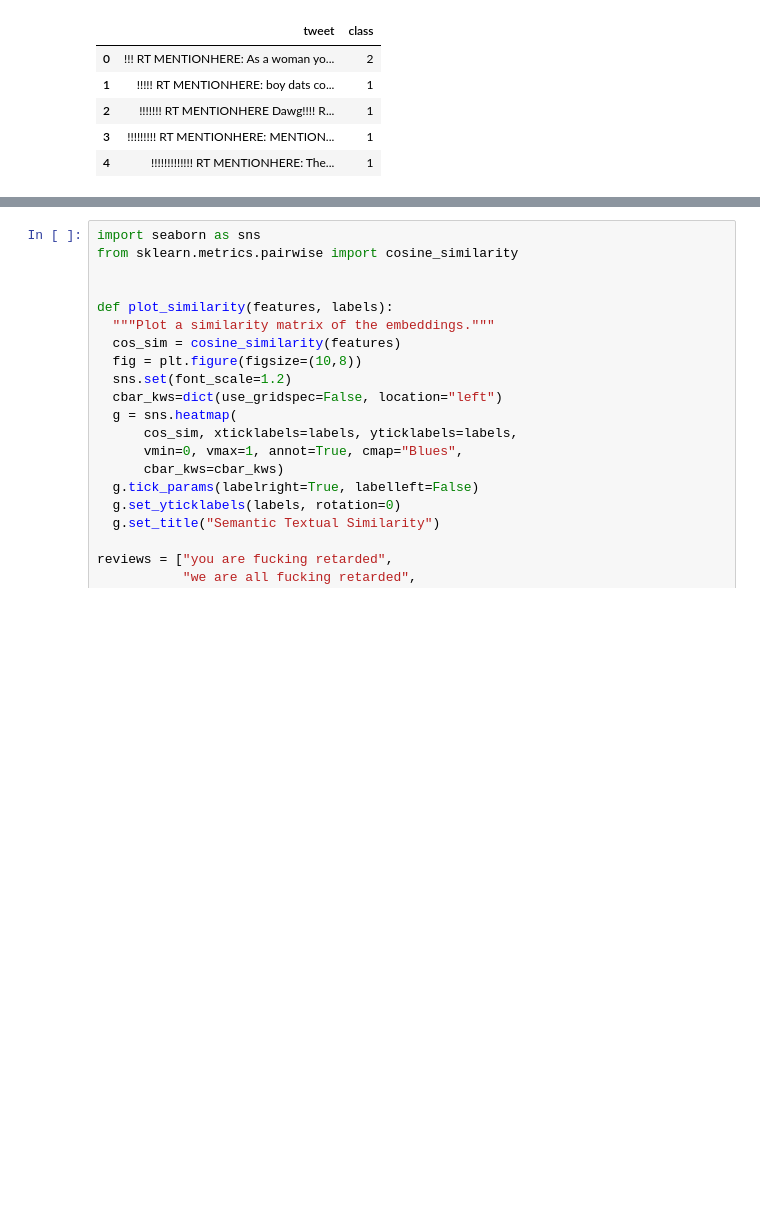
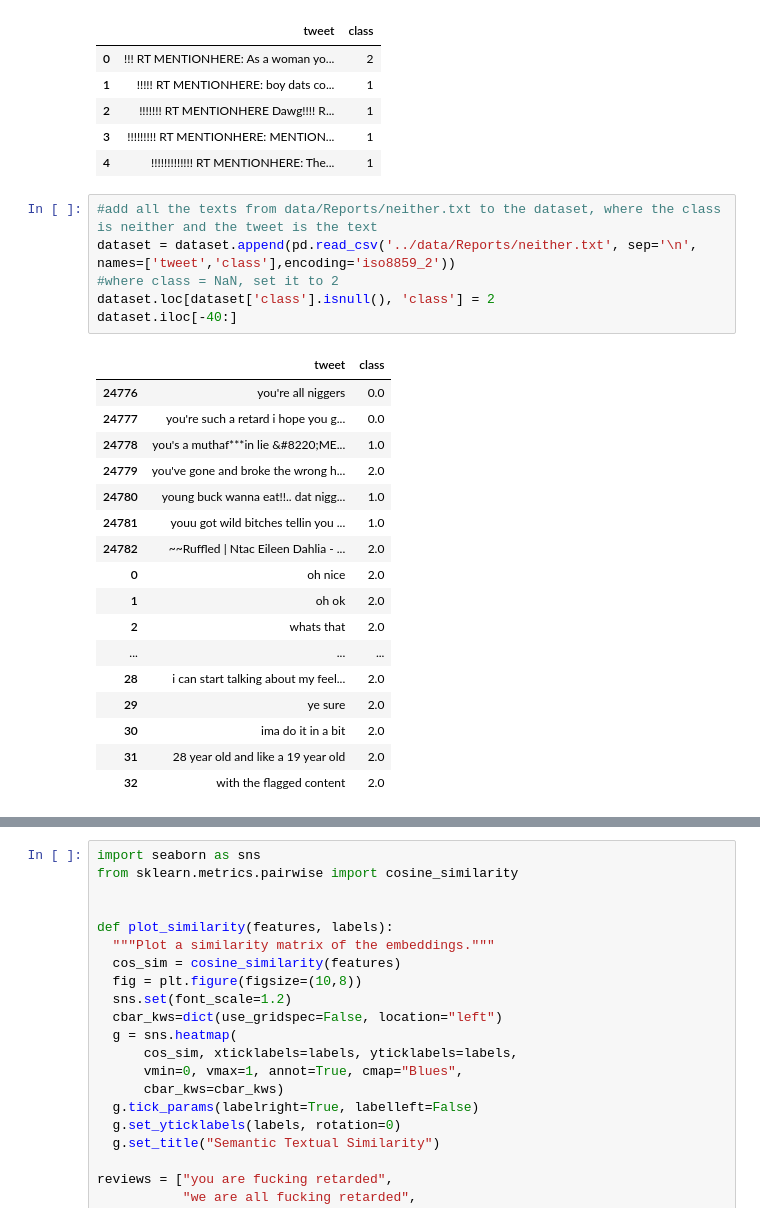
Before and after one commit to Meapy/FYP---Realtime-hatespeech-detection-on-discord-messages, a Jupyter notebook: Prototype3/main.ipynb, the cells around one changed output, grey strips where cells are left out. Drawn from its saved outputs; the diff is of its cells as text; blank space fills up the shorter version.

```diff
--- a/Prototype3/main.ipynb
+++ b/Prototype3/main.ipynb
@@ -113,6 +114,30 @@ dataset.head()
 | 2 | !!!!!!! RT MENTIONHERE Dawg!!!! R... | 1 |
 | 3 | !!!!!!!!! RT MENTIONHERE: MENTION... | 1 |
 | 4 | !!!!!!!!!!!!! RT MENTIONHERE: The... | 1 |
+# %%
+#add all the texts from data/Reports/neither.txt to the dataset, where the class is neither and the tweet is the text
+dataset = dataset.append(pd.read_csv('../data/Reports/neither.txt', sep='\n', names=['tweet','class'],encoding='iso8859_2'))
+#where class = NaN, set it to 2
+dataset.loc[dataset['class'].isnull(), 'class'] = 2
+dataset.iloc[-40:]
+# %% [output]
+|  | tweet | class |
+| 24776 | you're all niggers | 0.0 |
+| 24777 | you're such a retard i hope you g... | 0.0 |
+| 24778 | you's a muthaf***in lie &#8220;ME... | 1.0 |
+| 24779 | you've gone and broke the wrong h... | 2.0 |
+| 24780 | young buck wanna eat!!.. dat nigg... | 1.0 |
+| 24781 | youu got wild bitches tellin you ... | 1.0 |
+| 24782 | ~~Ruffled | Ntac Eileen Dahlia - ... | 2.0 |
+| 0 | oh nice | 2.0 |
+| 1 | oh ok | 2.0 |
+| 2 | whats that | 2.0 |
+| ... | ... | ... |
+| 28 | i can start talking about my feel... | 2.0 |
+| 29 | ye sure | 2.0 |
+| 30 | ima do it in a bit | 2.0 |
+| 31 | 28 year old and like a 19 year old | 2.0 |
+| 32 | with the flagged content | 2.0 |
 # %%
 import tensorflow as tf
 from sklearn.model_selection import train_test_split
```
Also changed, not shown: parts of 10 cells of this notebook, 6 other files.
